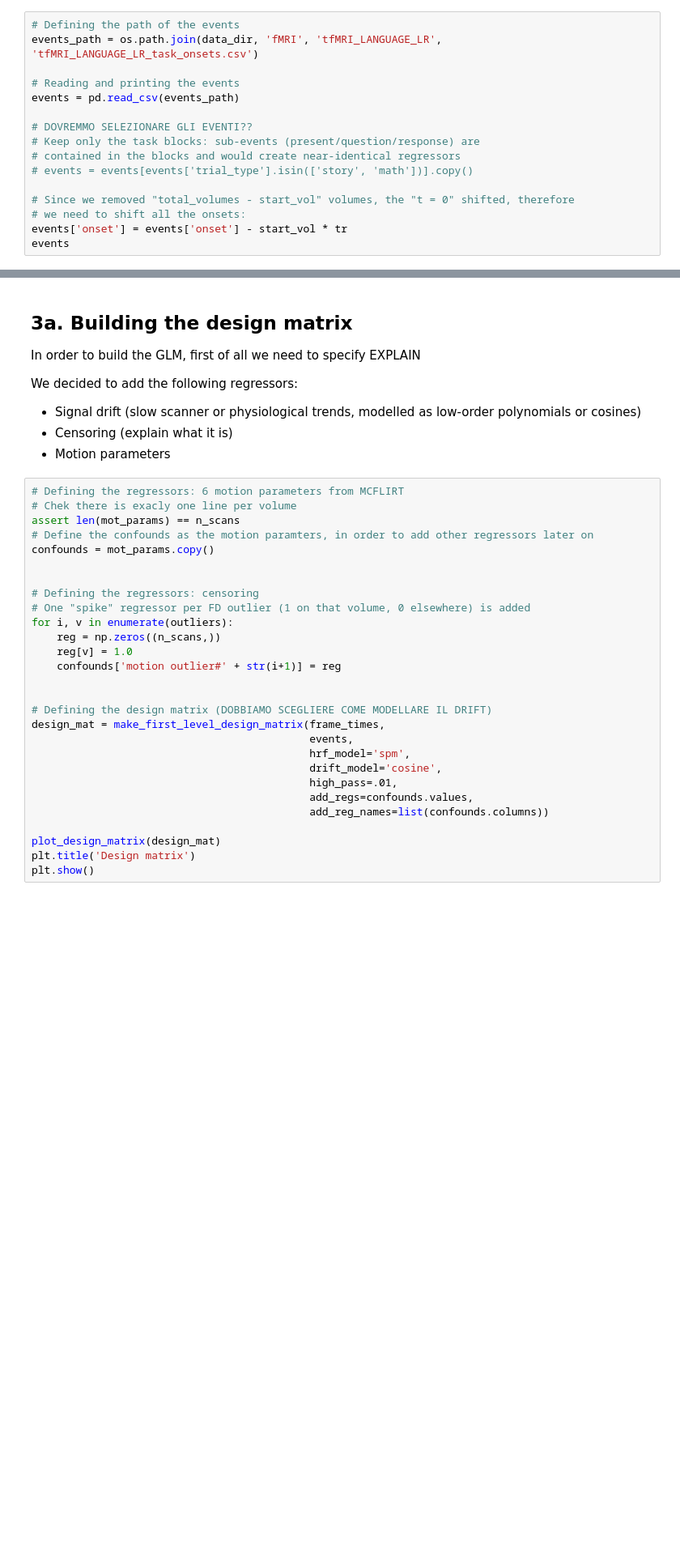
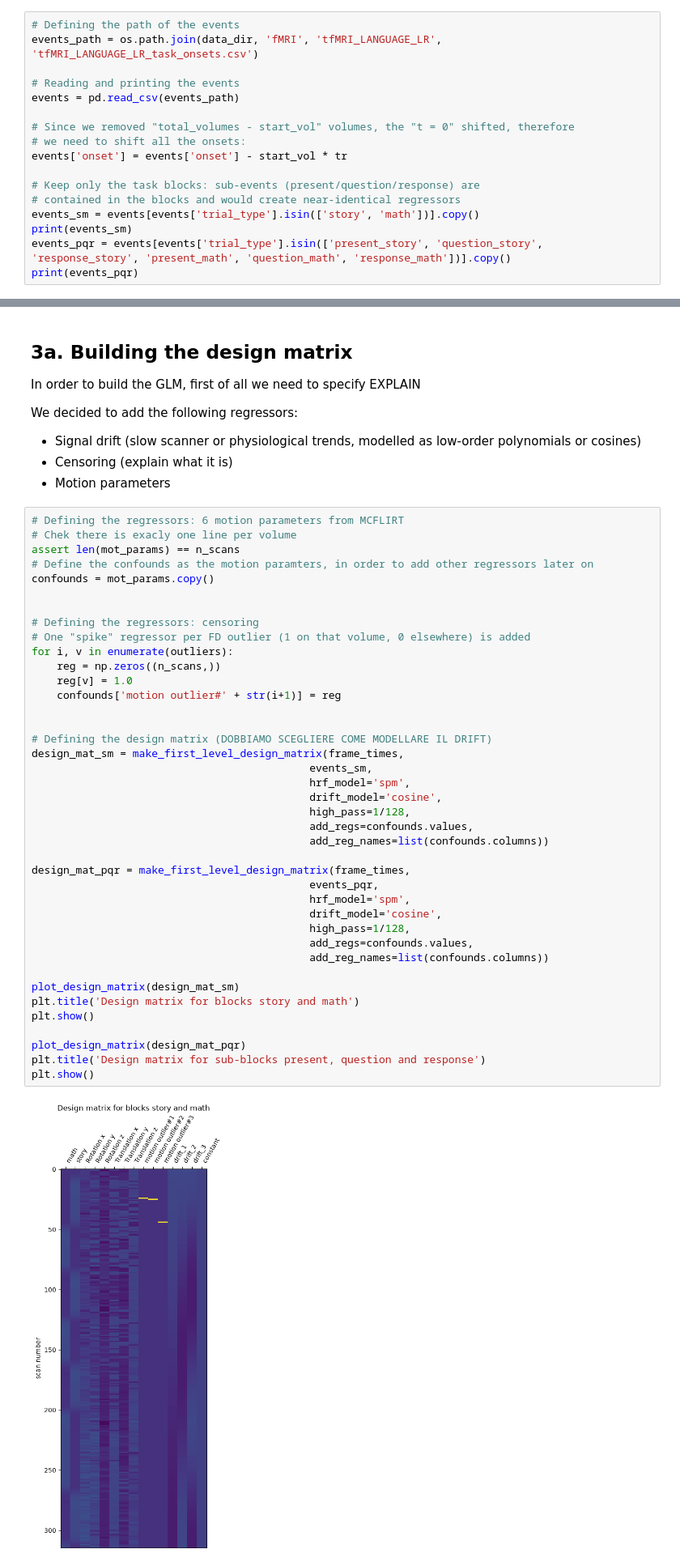
Before and after one commit to riccardobonagura/NSSP_project_1, a Jupyter notebook: notebooks/Part1_GLM.ipynb, the cells around one changed output, grey strips where cells are left out. Shown at 81% size. Cells and saved outputs as stored; diff of their text form; blank space fills up the shorter version.

```diff
--- a/notebooks/Part1_GLM.ipynb
+++ b/notebooks/Part1_GLM.ipynb
@@ -388,12 +455,13 @@ events_path = os.path.join(data_dir, 'fMRI', 'tfMRI_LANGUAGE_LR', 'tfMRI_LANGUAG
 # Reading and printing the events
 events = pd.read_csv(events_path)
 
-# DOVREMMO SELEZIONARE GLI EVENTI??
-# Keep only the task blocks: sub-events (present/question/response) are
-# contained in the blocks and would create near-identical regressors
-# events = events[events['trial_type'].isin(['story', 'math'])].copy()
-
 # Since we removed "total_volumes - start_vol" volumes, the "t = 0" shifted, therefore
 # we need to shift all the onsets:
 events['onset'] = events['onset'] - start_vol * tr
-events
+
+# Keep only the task blocks: sub-events (present/question/response) are
+# contained in the blocks and would create near-identical regressors
+events_sm = events[events['trial_type'].isin(['story', 'math'])].copy()
+print(events_sm)
+events_pqr = events[events['trial_type'].isin(['present_story', 'question_story', 'response_story', 'present_math', 'question_math', 'response_math'])].copy()
+print(events_pqr)
@@ -408,28 +494,42 @@ We decided to add the following regressors:
 # %%
 # Defining the regressors: 6 motion parameters from MCFLIRT
 # Chek there is exacly one line per volume
 assert len(mot_params) == n_scans
 # Define the confounds as the motion paramters, in order to add other regressors later on
 confounds = mot_params.copy()
 
 
 # Defining the regressors: censoring
 # One "spike" regressor per FD outlier (1 on that volume, 0 elsewhere) is added
 for i, v in enumerate(outliers):
     reg = np.zeros((n_scans,))
     reg[v] = 1.0
     confounds['motion outlier#' + str(i+1)] = reg
 
 
 # Defining the design matrix (DOBBIAMO SCEGLIERE COME MODELLARE IL DRIFT)
-design_mat = make_first_level_design_matrix(frame_times,
-                                            events,
+design_mat_sm = make_first_level_design_matrix(frame_times,
+                                            events_sm,
                                             hrf_model='spm',
                                             drift_model='cosine',
-                                            high_pass=.01,
+                                            high_pass=1/128,
                                             add_regs=confounds.values,
                                             add_reg_names=list(confounds.columns))
 
-plot_design_matrix(design_mat)
-plt.title('Design matrix')
+design_mat_pqr = make_first_level_design_matrix(frame_times,
+                                            events_pqr,
+                                            hrf_model='spm',
+                                            drift_model='cosine',
+                                            high_pass=1/128,
+                                            add_regs=confounds.values,
+                                            add_reg_names=list(confounds.columns))
+
+plot_design_matrix(design_mat_sm)
+plt.title('Design matrix for blocks story and math')
 plt.show()
+
+plot_design_matrix(design_mat_pqr)
+plt.title('Design matrix for sub-blocks present, question and response')
+plt.show()
+# %% [output]
+[figure, added]
```
Also changed, not shown: parts of 20 cells of this notebook, 1 other file.
